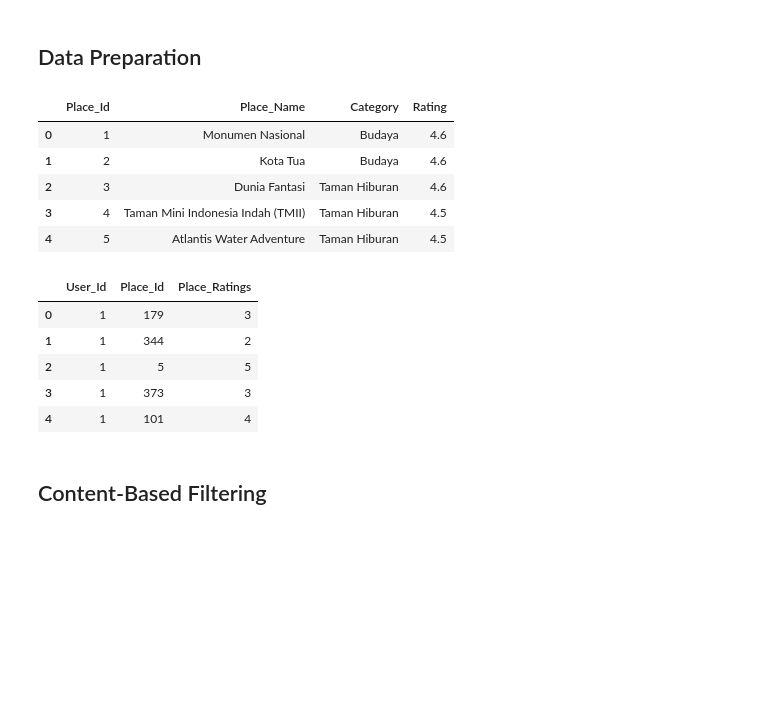
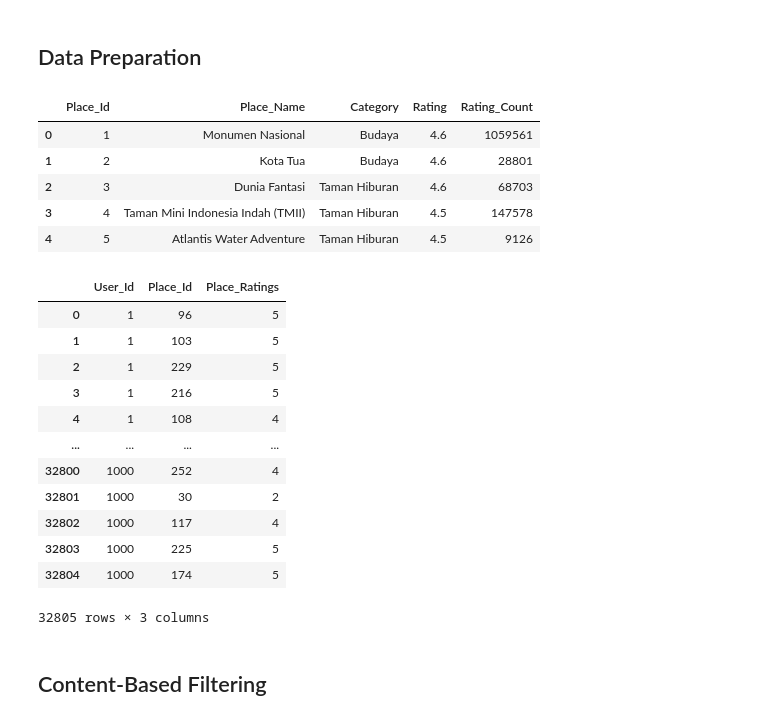
Before and after one commit to Project-Capstone-Bangkit-2023/myTravel-model, a Jupyter notebook: recommender.ipynb, the cells around one changed output. Saved outputs shown, nothing was run; the diff lists cells and outputs as text; code cells hidden in the pictures; blank space fills up the shorter version.

```diff
--- a/recommender.ipynb
+++ b/recommender.ipynb
@@ -24,12 +22,13 @@ To enable them in other operations, rebuild TensorFlow with the appropriate comp
 # %% [markdown]
 ## Load Data
 # %%
-# Pembuatan Dataframe
-tourism_df = pd.read_csv("dataset/tourism_with_id.csv")
-rating_df = pd.read_csv("dataset/tourism_rating.csv")
+"""Pembuatan Dataframe"""
+tourism_df = pd.read_csv("/work/tourism_with_id_2.csv")
+rating_df = pd.read_csv("/work/tourism_rating_2.csv")
 # %% [markdown]
 ## Data Preparation
 # %%
 # Feature yang dipakai saja
-data_place = tourism_df[["Place_Id", "Place_Name", "Category", "Rating"]]
+data_place = tourism_df[["Place_Id", "Place_Name", "Category", "Rating", "Rating_Count"]]
+rating_df = rating_df[["User_Id",	"Place_Id", "Place_Ratings"]]
 # %%
@@ -47,21 +46,28 @@ def gen_user_vecs(user_vecs, num):
 # %%
 data_place.head()
 # %% [output]
-|  | Place_Id | Place_Name | Category | Rating |
-| 0 | 1 | Monumen Nasional | Budaya | 4.6 |
-| 1 | 2 | Kota Tua | Budaya | 4.6 |
-| 2 | 3 | Dunia Fantasi | Taman Hiburan | 4.6 |
-| 3 | 4 | Taman Mini Indonesia Indah (TMII) | Taman Hiburan | 4.5 |
-| 4 | 5 | Atlantis Water Adventure | Taman Hiburan | 4.5 |
+|  | Place_Id | Place_Name | Category | Rating | Rating_Count |
+| 0 | 1 | Monumen Nasional | Budaya | 4.6 | 1059561 |
+| 1 | 2 | Kota Tua | Budaya | 4.6 | 28801 |
+| 2 | 3 | Dunia Fantasi | Taman Hiburan | 4.6 | 68703 |
+| 3 | 4 | Taman Mini Indonesia Indah (TMII) | Taman Hiburan | 4.5 | 147578 |
+| 4 | 5 | Atlantis Water Adventure | Taman Hiburan | 4.5 | 9126 |
 # %%
-rating_df.head()
+rating_df
 # %% [output]
 |  | User_Id | Place_Id | Place_Ratings |
-| 0 | 1 | 179 | 3 |
-| 1 | 1 | 344 | 2 |
-| 2 | 1 | 5 | 5 |
-| 3 | 1 | 373 | 3 |
-| 4 | 1 | 101 | 4 |
+| 0 | 1 | 96 | 5 |
+| 1 | 1 | 103 | 5 |
+| 2 | 1 | 229 | 5 |
+| 3 | 1 | 216 | 5 |
+| 4 | 1 | 108 | 4 |
+| ... | ... | ... | ... |
+| 32800 | 1000 | 252 | 4 |
+| 32801 | 1000 | 30 | 2 |
+| 32802 | 1000 | 117 | 4 |
+| 32803 | 1000 | 225 | 5 |
+| 32804 | 1000 | 174 | 5 |
+32805 rows × 3 columns
 # %% [markdown]
 ## Content-Based Filtering
 # %%
```
Also changed, not shown: parts of 20 cells of this notebook, 1 other file.
